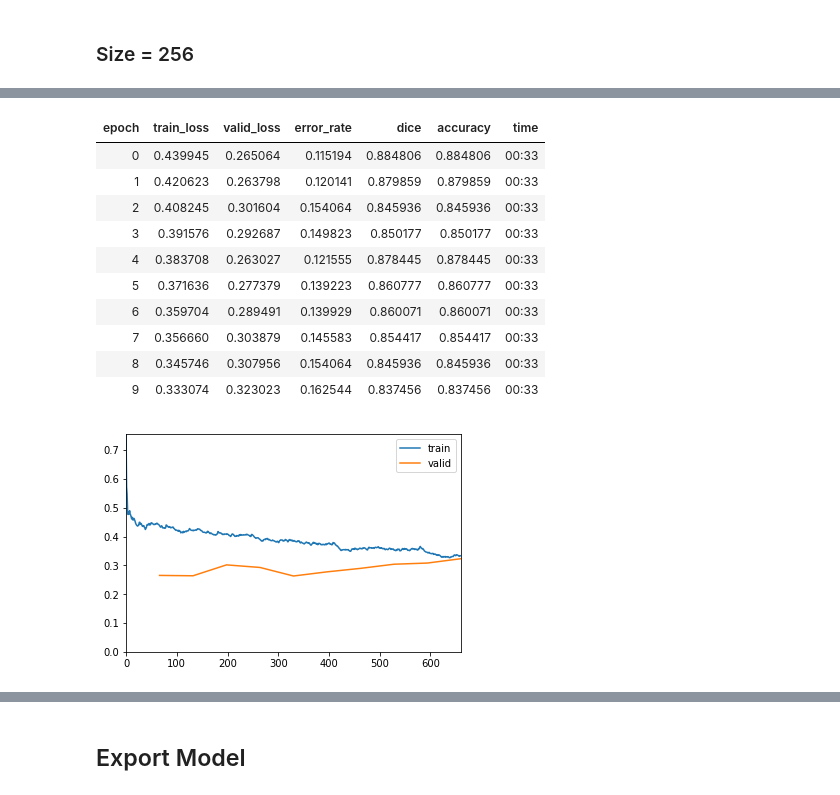
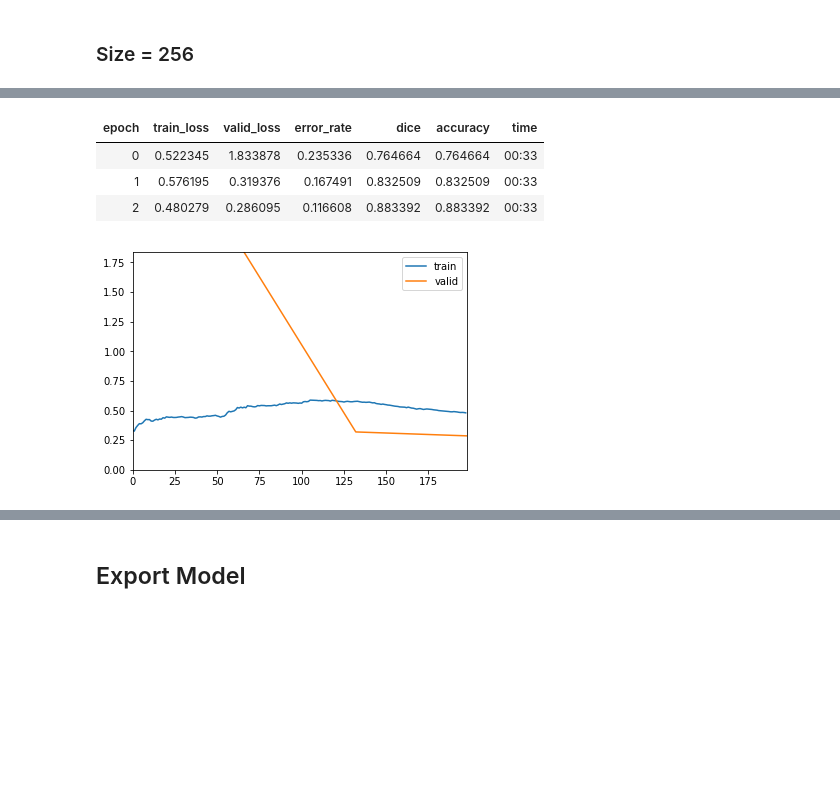
Before and after one commit to DeepNeuralAI/DL-Brain-Tumor-Detection, a Jupyter notebook: brain tumor classification.ipynb, the cells around one changed output, grey strips where cells are left out. Drawn from its saved outputs; the diff is of its cells as text; code cells hidden in the pictures; blank space fills up the shorter version.

```diff
--- a/brain tumor classification.ipynb
+++ b/brain tumor classification.ipynb
@@ -421,4 +477,4 @@ LR Finder is complete, type {learner_name}.recorder.plot() to see the graph.
 # %%
-learn.fit_one_cycle(10, max_lr = slice(1e-6, 1e-4))
+learn.fit_one_cycle(10, max_lr = slice(lr/5, lr))
 # %% [output]
 | epoch | train_loss | valid_loss | error_rate | dice | accuracy | time |
@@ -443,5 +499,3 @@ learn.load('stage-2-50-s64')
 data = create_databunch(path, size = 128, batch_size = 32, regex = re)
 # %%
 learn.data = data
-# %%
-learn.fit_one_cycle(8)
@@ -458,0 +511,3 @@ learn.fit_one_cycle(8)
+# %%
+lr = 1e-5
+learn.fit_one_cycle(10, max_lr = slice(lr/10, lr))
@@ -461,5 +529,5 @@ learn.save('stage-1-50-s128')
 # %%
-learn.load('stage-1-50-s128')
+learn.load('stage-2-50-s128')
 # %% [output]
 Learner(data=ImageDataBunch;
 
@@ -495,16 +564,10 @@ LR Finder is complete, type {learner_name}.recorder.plot() to see the graph.
 # %%
-learn.fit_one_cycle(10, max_lr = slice(1e-6, 1e-3))
+learn.unfreeze();
+learn.fit_one_cycle(3, max_lr = slice(1e-5, 5e-2));
 # %% [output]
 | epoch | train_loss | valid_loss | error_rate | dice | accuracy | time |
-| 0 | 0.439945 | 0.265064 | 0.115194 | 0.884806 | 0.884806 | 00:33 |
-| 1 | 0.420623 | 0.263798 | 0.120141 | 0.879859 | 0.879859 | 00:33 |
-| 2 | 0.408245 | 0.301604 | 0.154064 | 0.845936 | 0.845936 | 00:33 |
-| 3 | 0.391576 | 0.292687 | 0.149823 | 0.850177 | 0.850177 | 00:33 |
-| 4 | 0.383708 | 0.263027 | 0.121555 | 0.878445 | 0.878445 | 00:33 |
-| 5 | 0.371636 | 0.277379 | 0.139223 | 0.860777 | 0.860777 | 00:33 |
-| 6 | 0.359704 | 0.289491 | 0.139929 | 0.860071 | 0.860071 | 00:33 |
-| 7 | 0.356660 | 0.303879 | 0.145583 | 0.854417 | 0.854417 | 00:33 |
-| 8 | 0.345746 | 0.307956 | 0.154064 | 0.845936 | 0.845936 | 00:33 |
-| 9 | 0.333074 | 0.323023 | 0.162544 | 0.837456 | 0.837456 | 00:33 |
+| 0 | 0.522345 | 1.833878 | 0.235336 | 0.764664 | 0.764664 | 00:33 |
+| 1 | 0.576195 | 0.319376 | 0.167491 | 0.832509 | 0.832509 | 00:33 |
+| 2 | 0.480279 | 0.286095 | 0.116608 | 0.883392 | 0.883392 | 00:33 |
-[figure, old version]
+[figure, new version]
 # %%
```
Also changed, not shown: parts of 35 cells of this notebook, 1 other file.
